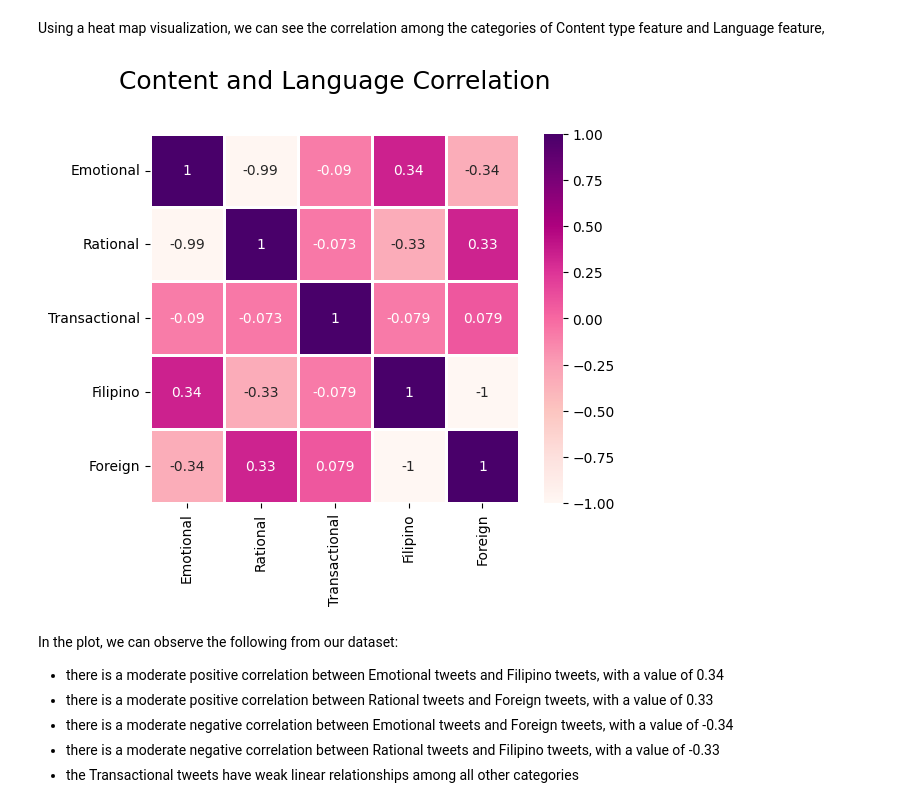
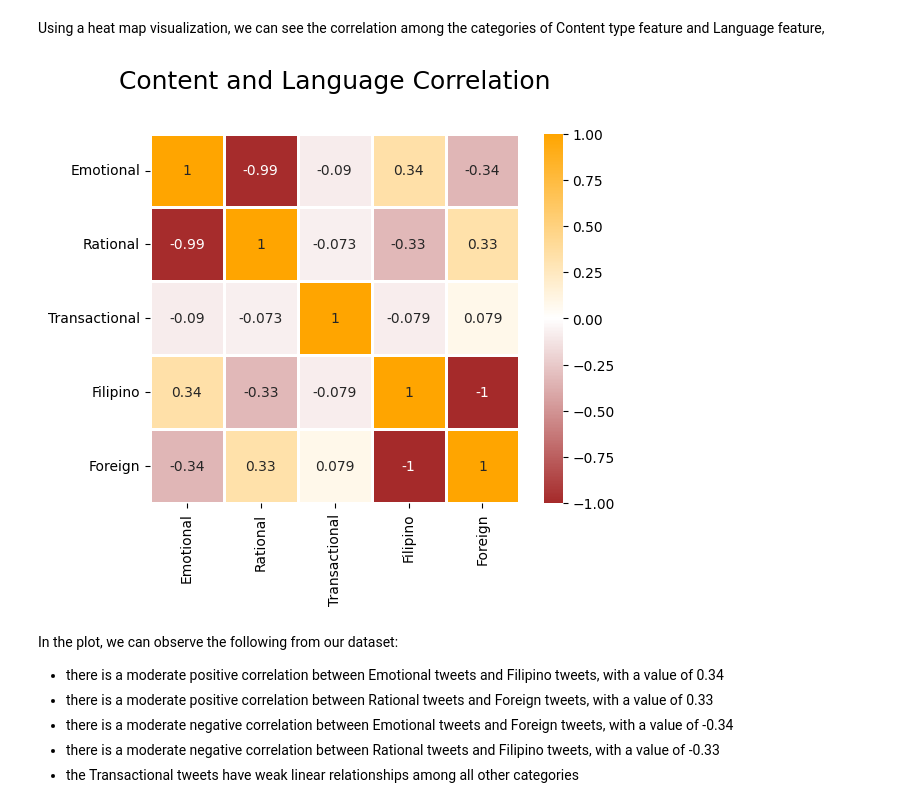
Before and after one commit to KituIco/cs132-g28-covid-vaccine-implants, a Jupyter notebook: misc/Data-Exploration-Encoding.ipynb, the cells around one changed output. Saved outputs shown, nothing was run; the diff lists cells and outputs as text; code cells hidden in the pictures.

```diff
--- a/misc/Data-Exploration-Encoding.ipynb
+++ b/misc/Data-Exploration-Encoding.ipynb
@@ -273,19 +274,21 @@ Using a heat map visualization, we can see the correlation among the categories
 # %%
 heat_map = pd.DataFrame({
     'Emotional' : content_encoded['Content type_Emotional'],
     'Rational' : content_encoded['Content type_Rational'],
     'Transactional' : content_encoded['Content type_Transactional'],
     'Filipino' : language_encoded['Thread/Tweet Language_Filipino'],
     'Foreign' : language_encoded['Thread/Tweet Language_Foreign'],
 })
 
+custom_cmap = matplotlib.colors.LinearSegmentedColormap.from_list("custom", ['brown', 'white', 'orange'])
+
 plt.title('Content and Language Correlation', size=18, y=1.1)
 sns.heatmap(heat_map.astype(float).corr(),
-            cmap=plt.cm.RdPu, linecolor='white', annot=True,
+            cmap=custom_cmap, linecolor='white', annot=True,
             linewidths=1, vmax=1.0, square=True)
 plt.show()
 # %% [output]
-[figure, old version]
+[figure, new version]
 # %% [markdown]
 In the plot, we can observe the following from our dataset:
 - there is a moderate positive correlation between Emotional tweets and Filipino tweets, with a value of 0.34
```
Also changed, not shown: parts of 1 cell of this notebook, 2 other files.
